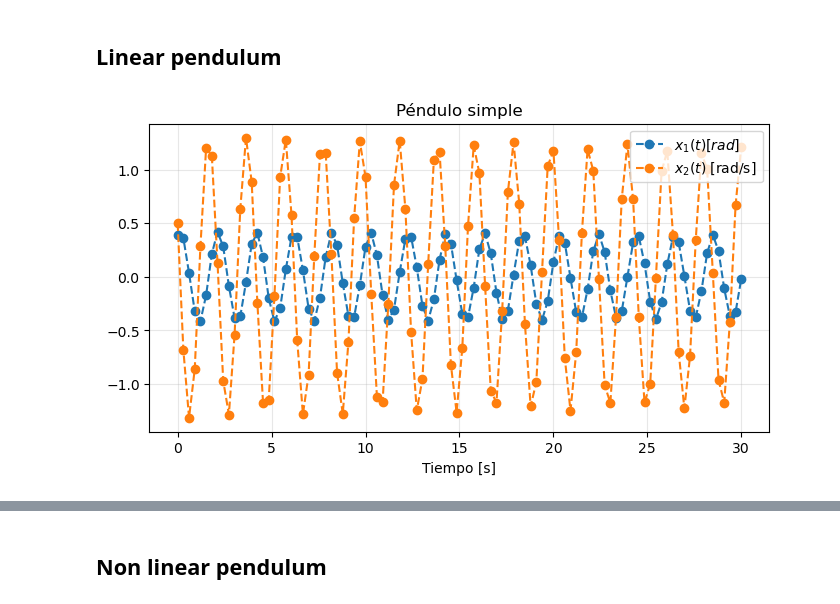
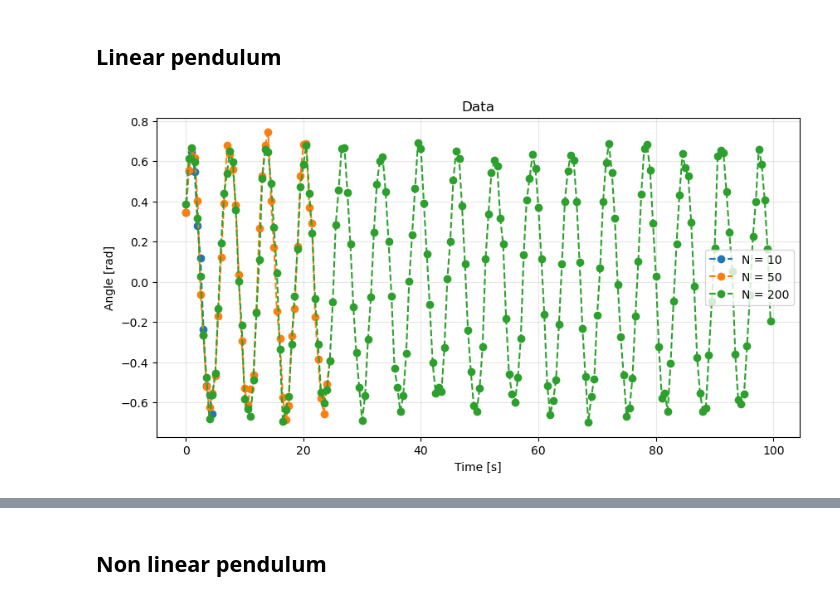
Before and after one commit to cnosa/Bayesian-Dynamical-Systems, a Jupyter notebook: Code/Galioto_Bayesian_sysyemID.ipynb, the cells around one changed output, grey strips where cells are left out. Drawn from its saved outputs; the diff is of its cells as text; code cells hidden in the pictures.

```diff
--- a/Code/Galioto_Bayesian_sysyemID.ipynb
+++ b/Code/Galioto_Bayesian_sysyemID.ipynb
@@ -6,33 +326,56 @@ DMD, SINDy, Linear and Unscented Kalman filters
 # %% [markdown]
 ## Linear pendulum
 # %%
-import numpy as np
-from scipy.integrate import solve_ivp
-import matplotlib.pyplot as plt
-
-g = 9.81
-L = 1.0
-m = 1.0
-c = 0.005
-def pendulo_amortiguado(t, y):
+def pendulum_rhs_noise(t, y):
+    g = 9.81
+    L = 1.0
+    m = 1.0
+    c = 0.0
     theta, omega = y
     dtheta_dt = omega
-    domega_dt = - (c / (m * L**2)) * omega - (g / L) * np.sin(theta)
-    return [dtheta_dt, domega_dt]
+    domega_dt = - (c / (m * L**2)) * omega - (g / L) * (theta)
+    return [dtheta_dt, domega_dt] + np.random.randn(2) * 0.01
+
+def pendulum_rhs_noise_discrete(Nt, y0):
+    dt = 0.5
+    Phi_true = dt * np.array([[0, 1.00],
+                              [-0.95, 0]])
+    Phi_true = scipy.linalg.expm(Phi_true)
+    theta, omega = y0
+    sol = np.zeros((int(Nt/dt), 2))
+    sol[0] = np.array([theta, omega])
+    for time in range(1, int(Nt/dt)):
+        theta, omega = Phi_true @ np.array([theta, omega]) + np.random.randn(2) * 0.0025
+        sol[time] = np.array([theta, omega])
+    return np.arange(0, Nt, dt), sol
+
+
 theta0 = np.pi / 8
 omega0 = 0.5
-y0 = [theta0, omega0]
-t_span = (0, 30)
-t_eval = np.linspace(*t_span, 100)
-sol_LP = solve_ivp(pendulo_amortiguado, t_span, y0, t_eval=t_eval)
-plt.figure(figsize=(8,4))
-plt.plot(sol_LP.t, sol_LP.y[0], 'o--',label=r'$x_1(t) [rad]$')
-plt.plot(sol_LP.t, sol_LP.y[1], 'o--',label=r'$x_2(t)$ [rad/s]')
-plt.xlabel('Tiempo [s]')
-#plt.ylabel('Ángulo [rad]')
-plt.title('Péndulo simple')
+y0 = np.array([theta0, omega0])
+
+datasets = {}
+for N in [10, 50, 200]:
+    #t_eval = np.arange(0, N * 0.1, 0.1)
+    #sol = solve_ivp(pendulum_rhs_noise, (0, t_eval[-1]), y0, t_eval=t_eval)
+    #datasets[f"{N}_points"] = {
+    #    "t": sol.t,
+    #    "y": sol.y.T + 0.05 * np.random.randn(len(sol.t), 2)
+    #}
+    t_eval, sol = pendulum_rhs_noise_discrete(N*0.5,y0)
+    datasets[f"N = {N}"] = {
+        "t": t_eval,
+        "y": sol + 0.05 * np.random.randn(len(sol),2)
+    }
+
+plt.figure(figsize=(10, 5))
+for label, data in datasets.items():
+    plt.plot(data["t"], data["y"][:, 0], 'o--', label=f'{label}')
+plt.xlabel('Time [s]')
+plt.ylabel('Angle [rad]')
+plt.title('Data')
 plt.legend()
-plt.grid(True,alpha=0.3)
+plt.grid(True, alpha=0.3)
 plt.show()
 # %% [output]
-[figure, old version]
+[figure, new version]
```
Also changed, not shown: parts of 16 cells of this notebook.
